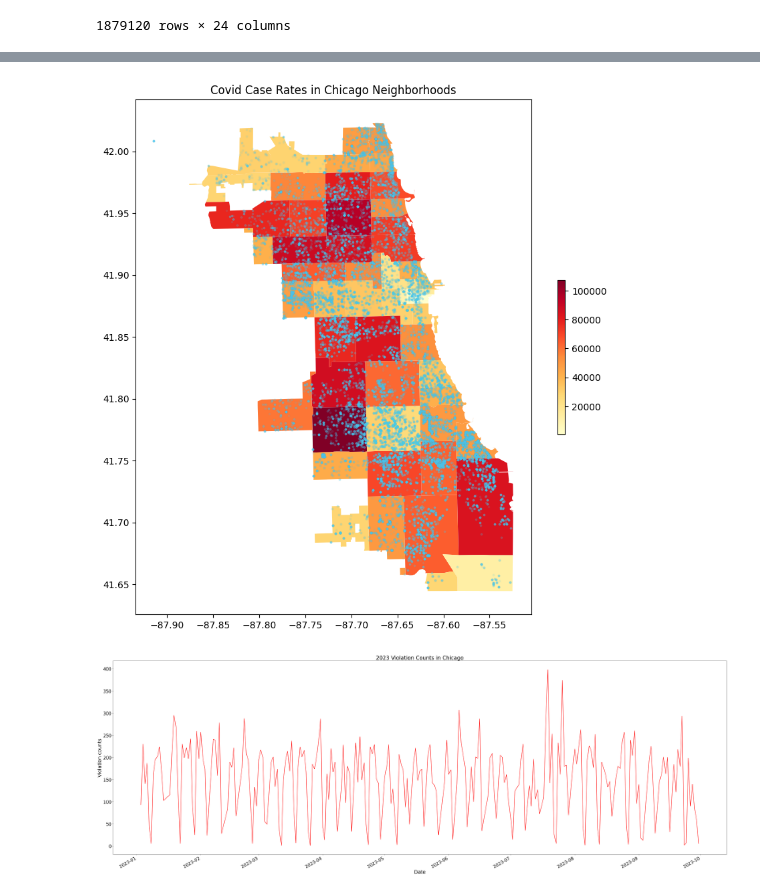
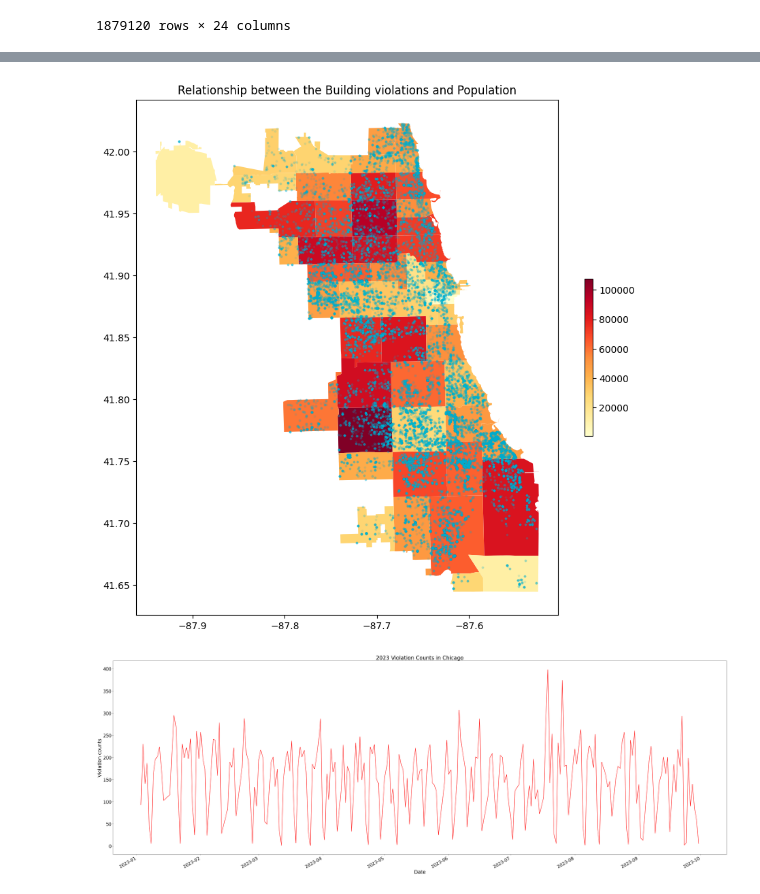
Before and after one commit to uic-cs424/assignment-2-chicago-bears, a Jupyter notebook: main.ipynb, the cells around one changed output, grey strips where cells are left out. Cells and saved outputs as stored; diff of their text form; code cells hidden in the pictures.

```diff
--- a/main.ipynb
+++ b/main.ipynb
@@ -168,0 +141,16 @@ plt.show()
+# %%
+# Generated heatmap of building violation
+
+# convert zipcode from string to integer
+gdf['zip'] = gdf['zip'].astype(str).astype(int)
+df_agg_by_zip = gdf_joined
+df_agg_by_zip = df_agg_by_zip.groupby(['zip']).size().reset_index(name="count")
+df_agg_by_zip
+gdf_violation = pd.merge(df_agg_by_zip, gdf, how='inner', on='zip')
+gdf_violation = gpd.GeoDataFrame(gdf_violation, crs="EPSG:4326", geometry='geometry')
+
+fig, ax = plt.subplots(nrows=1, figsize=(10,10))
+
+ax.set_title('Buidling violation distribution in the Chicago', fontsize=12)
+gdf_violation.plot(column = 'count', ax=ax, cmap='Blues', legend=True, legend_kwds={'shrink': 0.3})
+plt.show()
@@ -169,22 +159,20 @@ plt.show()
 # %%
 # checking the relationship between poluation and income with Building violation
 df_agg_population = df_com[['Population', 'ZipCode']]
 # rename the column name to match the other dataframe
-gdf = gdf.rename(columns={"zip": "ZipCode"})
-# convert zipcode from string to integer
-gdf['ZipCode'] = gdf['ZipCode'].astype(str).astype(int)
+df_agg_population = df_agg_population.rename(columns={"ZipCode": "zip"})
 
-gdf_merged = pd.merge(df_agg_population, gdf, how='inner', on='ZipCode')
+gdf_merged = pd.merge(df_agg_population, gdf, how='inner', on='zip')
 gdf_merged = gpd.GeoDataFrame(gdf_merged, crs="EPSG:4326", geometry='geometry')
 
-fig, ax1 = plt.subplots(nrows=1, figsize=(10,10))
+fig, ax = plt.subplots(nrows=1, figsize=(10,10))
 
-ax1.set_title('Covid Case Rates in Chicago Neighborhoods', fontsize=12)
-base = gdf_merged.plot(column = 'Population', ax=ax1, cmap='YlOrRd', legend=True, legend_kwds={'shrink': 0.3})
-base.scatter(df_zip['LONGITUDE'], df_zip['LATITUDE'], color='#4cc9f0', alpha=0.1, s=3)
+ax.set_title('Relationship between the Building violations and Population', fontsize=12)
+base = gdf_merged.plot(column = 'Population', ax=ax, cmap='YlOrRd', legend=True, legend_kwds={'shrink': 0.3})
+base.scatter(df_zip['LONGITUDE'], df_zip['LATITUDE'], color='#00b4d8', alpha=0.1, s=3)
 plt.show()
 # %% [output]
-[figure, old version]
+[figure, new version]
 # %%
 # Number of building violation in 2023 cases over time in Chicago
 df_violation_2023 = df_2023
```
Also changed, not shown: parts of 11 cells of this notebook.
